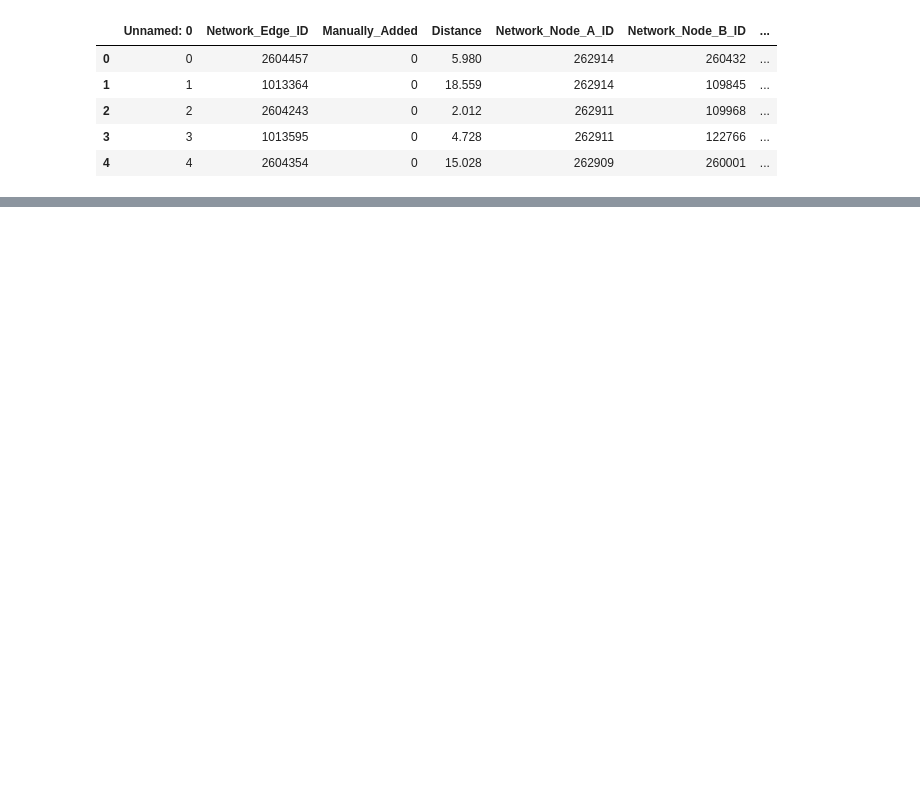
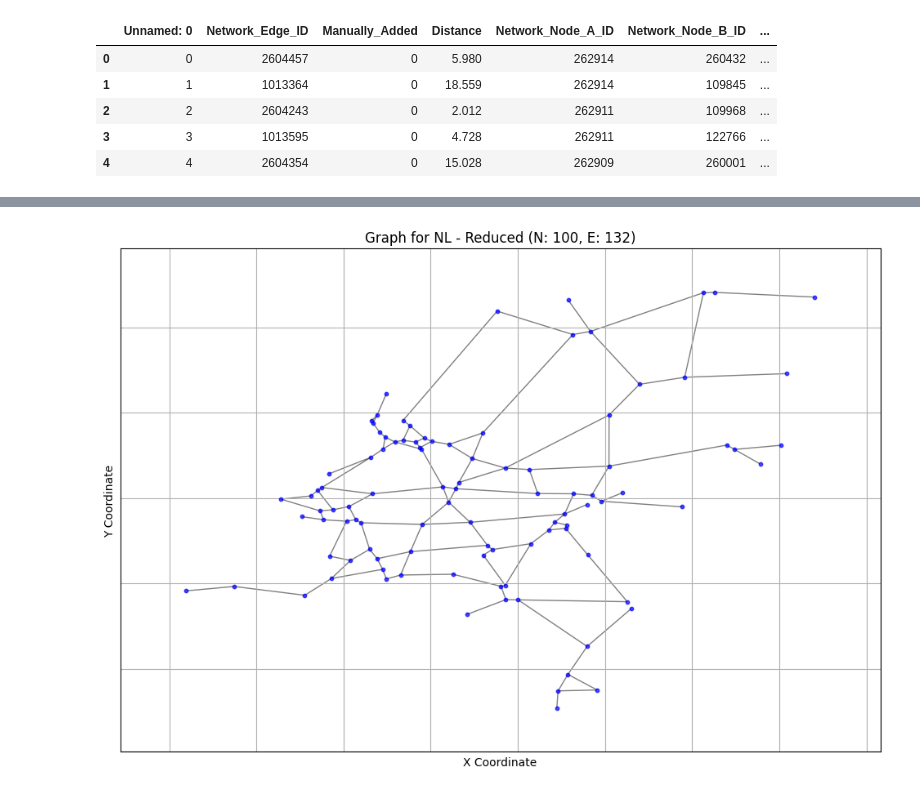
Before and after one commit to AI-for-Infrastructure-Management/imp-act, a Jupyter notebook: create_highway_network.ipynb, the cells around one changed output, grey strips where cells are left out. Cells and saved outputs as stored; diff of their text form; code cells hidden in the pictures; blank space fills up the shorter version.

```diff
--- a/create_highway_network.ipynb
+++ b/create_highway_network.ipynb
@@ -213,0 +211,32 @@ str
+# %%
+threshold = 10
+# %%
+# remove nodes with degree 1 which have an edge with a distanve below threshold
+
+def remove_nodes_with_degree_one(graph, threshold):
+    nodes_to_remove = []
+    for node in graph.nodes():
+        if graph.degree(node) == 1:
+            neighbor = list(graph.neighbors(node))[0]
+            if graph.edges[node, neighbor]['Distance'] < threshold:
+                nodes_to_remove.append(node)
+    graph.remove_nodes_from(nodes_to_remove)
+    return graph
+
+G_reduced_2 = remove_nodes_with_degree_one(G_reduced.copy(), threshold)
+
+# 6. Plot the Reduced Network
+plt.figure(figsize=(12, 8))
+nx.draw_networkx_nodes(G_reduced_2, pos_filtered, node_size=10, node_color='blue', alpha=0.7)
+nx.draw_networkx_edges(G_reduced_2, pos_filtered, alpha=0.5)
+
+no_nodes = len(G_reduced_2.nodes())
+no_edges = len(G_reduced_2.edges())
+
+plt.title(f'Graph for {country} - Reduced (N: {no_nodes}, E: {no_edges})')
+plt.xlabel('X Coordinate')
+plt.ylabel('Y Coordinate')
+plt.grid(True)
+plt.show()
+# %% [output]
+[figure, added]
```
Also changed, not shown: parts of 11 cells of this notebook.
